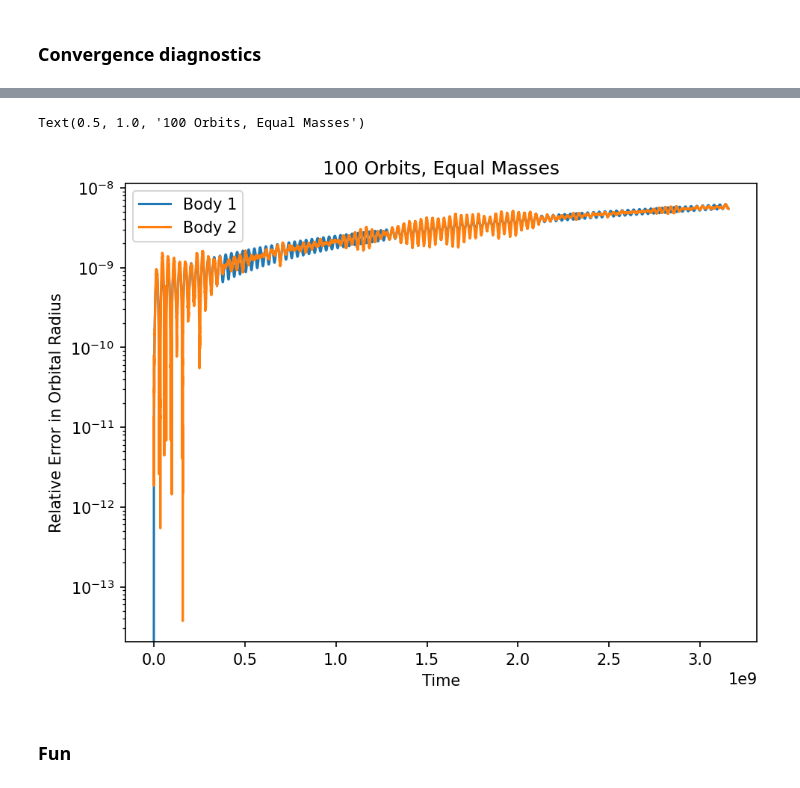
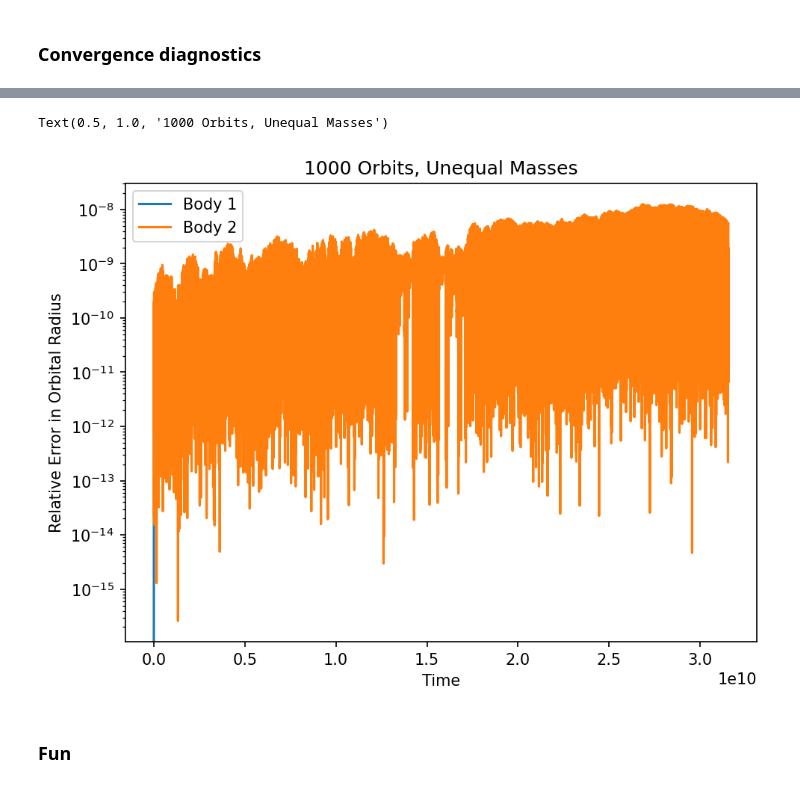
Before and after one commit to DanDan0101/numerical-methods, a Jupyter notebook: Tutorial 3/Tutorial_3.ipynb, the cells around one changed output, grey strips where cells are left out. Saved outputs shown, nothing was run; the diff lists cells and outputs as text; code cells hidden in the pictures.

```diff
--- a/Tutorial 3/Tutorial_3.ipynb
+++ b/Tutorial 3/Tutorial_3.ipynb
@@ -11,26 +11,3 @@ AU = 1.495978707e11
 YR = np.sqrt(4 * np.pi**2 * AU**3 / (G * (M_EARTH + M_SUN)))
 # %% [markdown]
 ## Solver
-# %%
-# @njit
-def RK4(f, x0, t0, tf, N):
-    """
-    RK4 method.
-    f: NumPy function with call signature f(t, x)
-    x0: initial condition (np.ndarray of shape (len(x0),))
-    t0: initial time (float)
-    tf: final time (float)
-    N: number of time steps (int)
-    Returns: x (np.ndarray of shape (N + 1, len(x0)))
-    """
-    t = np.linspace(t0, tf, N + 1)
-    x = np.zeros([N + 1] + list(x0.shape))
-    h = (tf - t0) / N
-    x[0] = x0
-    for i in tqdm(range(N)):
-        k1 = f(t[i], x[i])
-        k2 = f(t[i] + h / 2, x[i] + h * k1 / 2)
-        k3 = f(t[i] + h / 2, x[i] + h * k2 / 2)
-        k4 = f(t[i] + h, x[i] + h * k3)
-        x[i + 1] = x[i] + (h / 6) * (k1 + 2 * k2 + 2 * k3 + k4)
-    return x
@@ -63,3 +64,17 @@ def n_body(m, x0, v0, tf, N):
+# %%
+def n_body(m, x0, v0, tf, N):
+    """
+    N-body integrator using RK4. Wrapper for RK4_fast.
+
+    m: masses (np.ndarray of shape (n,))
+    x0: initial positions (np.ndarray of shape (n, D))
+    v0: initial velocities (np.ndarray of shape (n, D))
+    tf: final time (float)
+    N: number of time steps (int)
+    Returns: phase space vector (np.ndarray of shape (N + 1, 2n, D))
+    """
+
+    return RK4(np.concatenate((x0, v0), axis = 0), m, 0, tf, N)
 # %% [markdown]
 ## Results
 ### Equal Masses
@@ -210,13 +225,13 @@ Text(0.5, 1.0, '100 Orbits, Equal Masses')
 # %%
-orbits = 100
+orbits = 1000
 
 r = AU
 m = np.array([M_EARTH, M_SUN])
 x0 = np.array([[r / 2, 0], [-r / 2, 0]])
 v0 = np.array([[0, np.sqrt(G * m[1]**2 / ((m[0] + m[1]) * r))], [0, -np.sqrt(G * m[0]**2 / ((m[0] + m[1]) * r))]])
 tf = orbits * np.sqrt(4 * np.pi**2 * r**3 / (G * (m[0] + m[1])))
-N = orbits * 500
-sol = n_body(np.array(m), x0, v0, tf, N)
+N = orbits * 1000
+sol = n_body(m, x0, v0, tf, N)
 sol_x = sol[:, :len(m), :]
 sol_v = sol[:, len(m):, :]
 t = np.linspace(0, tf, N + 1)
@@ -237,16 +252,16 @@ Relative error:  [5.4694122e-09 5.4595756e-09]
 # %%
 r_errs = np.abs(r_sim - r_exp) / r_exp
 fig, ax = plt.subplots(dpi = 150, layout = "constrained")
 plt.plot(t, r_errs[:,0], label = "Body 1")
 plt.plot(t, r_errs[:,1], label = "Body 2")
 plt.xlabel("Time")
 plt.ylabel("Relative Error in Orbital Radius")
 plt.yscale("log")
 plt.legend()
-plt.title(f"{orbits} Orbits, Equal Masses")
+plt.title(f"{orbits} Orbits, Unequal Masses")
 # %% [output]
-Text(0.5, 1.0, '100 Orbits, Equal Masses')
+Text(0.5, 1.0, '1000 Orbits, Unequal Masses')
-[figure, old version]
+[figure, new version]
 # %% [markdown]
 ### Fun
 # %%
```
Also changed, not shown: parts of 12 cells of this notebook, 2 other files.
